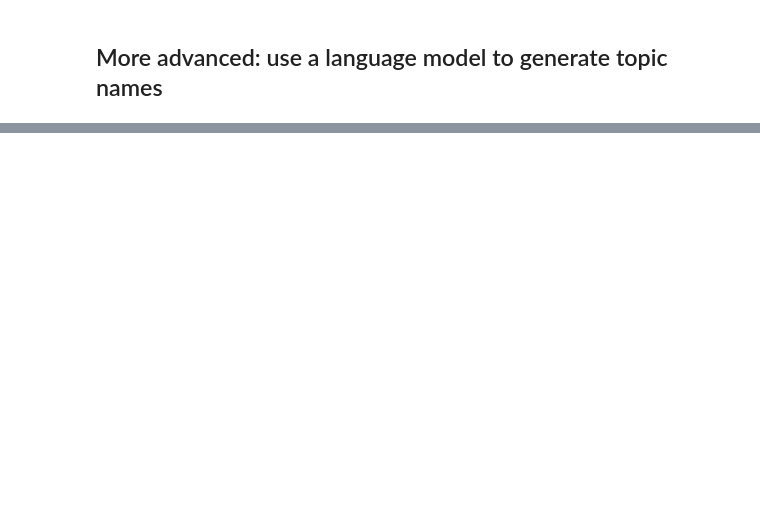
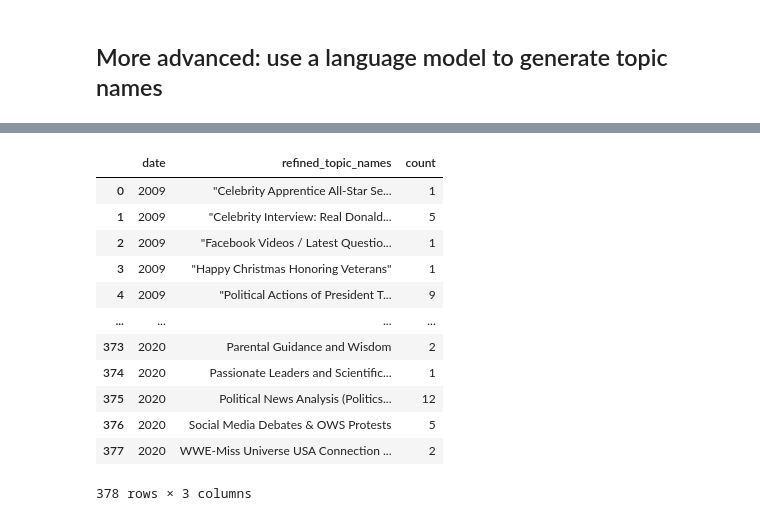
Before and after one commit to z-dickson/my580-applied-language-models, a Jupyter notebook: code/BERTopic.ipynb, the cells around one changed output, grey strips where cells are left out. Saved outputs shown, nothing was run; the diff lists cells and outputs as text; code cells hidden in the pictures; blank space fills up the shorter version.

```diff
--- a/code/BERTopic.ipynb
+++ b/code/BERTopic.ipynb
@@ -559,0 +624,23 @@ topics
+# %%
+# add the dates back in
+
+topic_df['date'] = dates
+# %%
+# groupby date and topic and count the number of tweets in each topic
+
+topic_df_grouped = topic_df.groupby(['date', 'refined_topic_names']).size().reset_index(name='count')
+topic_df_grouped
+# %% [output]
+|  | date | refined_topic_names | count |
+| 0 | 2009 | "Celebrity Apprentice All-Star Se... | 1 |
+| 1 | 2009 | "Celebrity Interview: Real Donald... | 5 |
+| 2 | 2009 | "Facebook Videos / Latest Questio... | 1 |
+| 3 | 2009 | "Happy Christmas Honoring Veterans" | 1 |
+| 4 | 2009 | "Political Actions of President T... | 9 |
+| ... | ... | ... | ... |
+| 373 | 2020 | Parental Guidance and Wisdom | 2 |
+| 374 | 2020 | Passionate Leaders and Scientific... | 1 |
+| 375 | 2020 | Political News Analysis (Politics... | 12 |
+| 376 | 2020 | Social Media Debates & OWS Protests | 5 |
+| 377 | 2020 | WWE-Miss Universe USA Connection ... | 2 |
+378 rows × 3 columns
```
Also changed, not shown: parts of 21 cells of this notebook, 13 other files.
